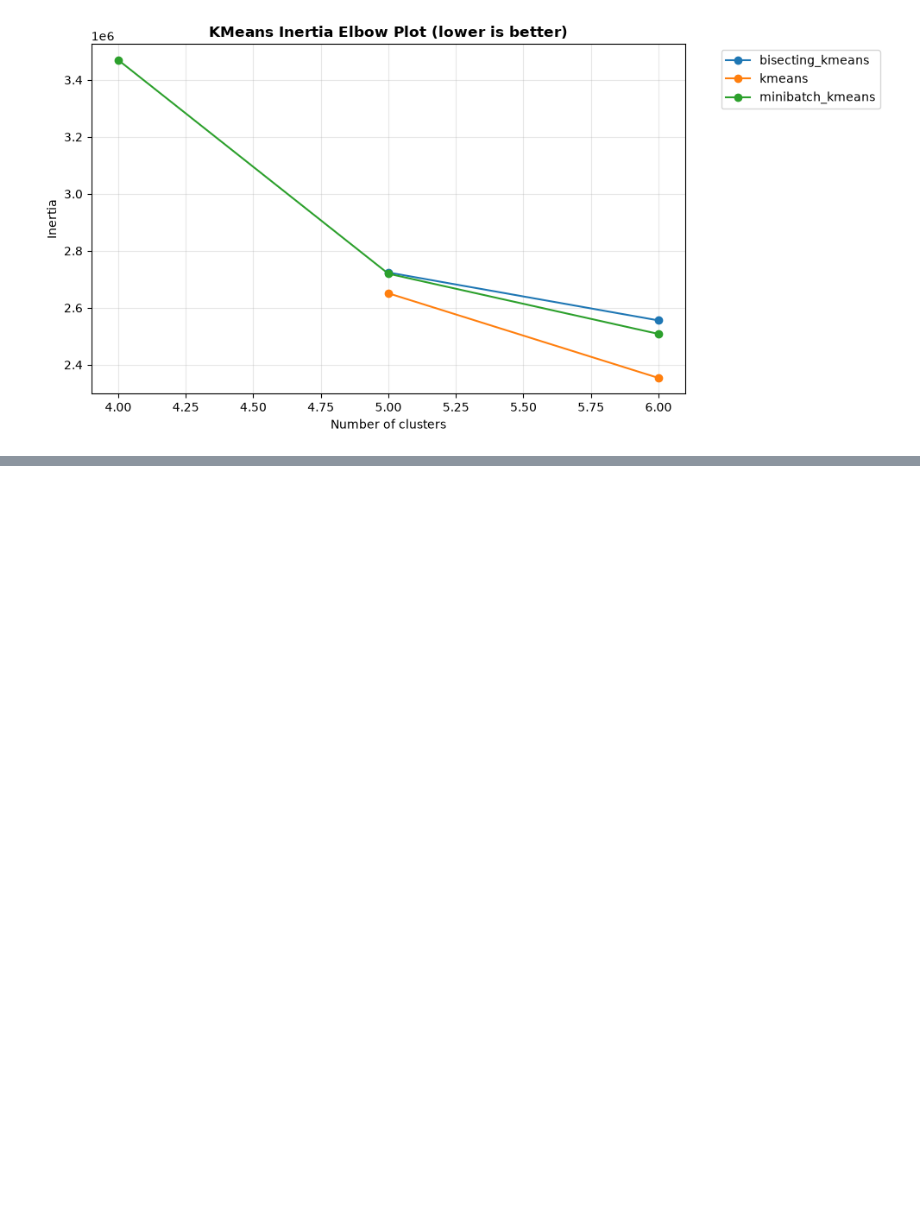
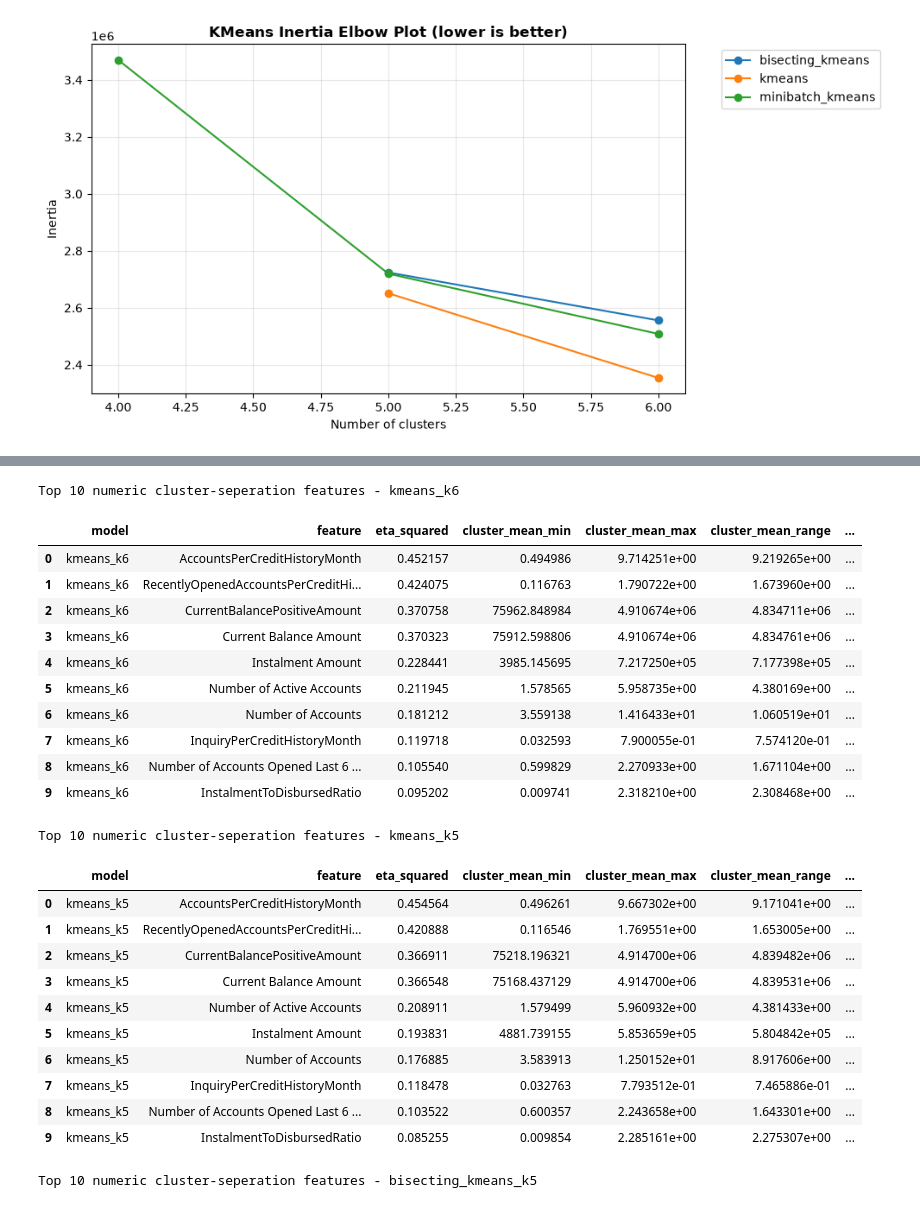
Before and after one commit to gorkemyencak/default-risk-classifier, a Jupyter notebook: notebooks/04_unsupervised_modeling.ipynb, the cells around one changed output, grey strips where cells are left out. Saved outputs shown, nothing was run; the diff lists cells and outputs as text; code cells hidden in the pictures; blank space fills up the shorter version.

Commit message:
cluster seperation analyzer as a pre-interpretation layer for cluster profiling, combining both domain-driven and data-driven features explaining the seperation between clusters

```diff
--- a/notebooks/04_unsupervised_modeling.ipynb
+++ b/notebooks/04_unsupervised_modeling.ipynb
@@ -350,0 +357,56 @@ bisecting_kmeans_k5
+# %%
+### unsupervised model - comparing numeric cluster-seperation importance summary - promising top 3 clustering models
+# initialize cluster seperation analyzer
+cluster_seperation_analyzer = NumericClusterSeperationAnalyzer()
+# numeric cluster-seperation importances
+cluster_labels = clustering_trainer.cluster_labels_
+
+if cluster_labels is None:
+    raise ValueError("cluster_labels_ is not available, please train the clustering models first!")
+
+numeric_cluster_seperation = cluster_seperation_analyzer.analyze_multiple_models(
+    df = unsupervised_features,
+    cluster_labels = cluster_labels,
+    model_names = promising_cluster_models,
+    exclude_columns = ['Target']
+)
+
+# get top features per promising clustering model
+top_n = 10
+for model_name in promising_cluster_models:
+    print(f'Top {top_n} numeric cluster-seperation features - {model_name}')
+    print()
+    display(
+        cluster_seperation_analyzer
+        .get_top_features(
+            seperation_df = numeric_cluster_seperation,
+            top_n = top_n,
+            model_name = model_name
+        )
+    )
+# %% [output]
+Top 10 numeric cluster-seperation features - kmeans_k6
+|  | model | feature | eta_squared | cluster_mean_min | cluster_mean_max | cluster_mean_range | ... |
+| 0 | kmeans_k6 | AccountsPerCreditHistoryMonth | 0.452157 | 0.494986 | 9.714251e+00 | 9.219265e+00 | ... |
+| 1 | kmeans_k6 | RecentlyOpenedAccountsPerCreditHi... | 0.424075 | 0.116763 | 1.790722e+00 | 1.673960e+00 | ... |
+| 2 | kmeans_k6 | CurrentBalancePositiveAmount | 0.370758 | 75962.848984 | 4.910674e+06 | 4.834711e+06 | ... |
+| 3 | kmeans_k6 | Current Balance Amount | 0.370323 | 75912.598806 | 4.910674e+06 | 4.834761e+06 | ... |
+| 4 | kmeans_k6 | Instalment Amount | 0.228441 | 3985.145695 | 7.217250e+05 | 7.177398e+05 | ... |
+| 5 | kmeans_k6 | Number of Active Accounts | 0.211945 | 1.578565 | 5.958735e+00 | 4.380169e+00 | ... |
+| 6 | kmeans_k6 | Number of Accounts | 0.181212 | 3.559138 | 1.416433e+01 | 1.060519e+01 | ... |
+| 7 | kmeans_k6 | InquiryPerCreditHistoryMonth | 0.119718 | 0.032593 | 7.900055e-01 | 7.574120e-01 | ... |
+| 8 | kmeans_k6 | Number of Accounts Opened Last 6 ... | 0.105540 | 0.599829 | 2.270933e+00 | 1.671104e+00 | ... |
+| 9 | kmeans_k6 | InstalmentToDisbursedRatio | 0.095202 | 0.009741 | 2.318210e+00 | 2.308468e+00 | ... |
+Top 10 numeric cluster-seperation features - kmeans_k5
+|  | model | feature | eta_squared | cluster_mean_min | cluster_mean_max | cluster_mean_range | ... |
+| 0 | kmeans_k5 | AccountsPerCreditHistoryMonth | 0.454564 | 0.496261 | 9.667302e+00 | 9.171041e+00 | ... |
+| 1 | kmeans_k5 | RecentlyOpenedAccountsPerCreditHi... | 0.420888 | 0.116546 | 1.769551e+00 | 1.653005e+00 | ... |
+| 2 | kmeans_k5 | CurrentBalancePositiveAmount | 0.366911 | 75218.196321 | 4.914700e+06 | 4.839482e+06 | ... |
+| 3 | kmeans_k5 | Current Balance Amount | 0.366548 | 75168.437129 | 4.914700e+06 | 4.839531e+06 | ... |
+| 4 | kmeans_k5 | Number of Active Accounts | 0.208911 | 1.579499 | 5.960932e+00 | 4.381433e+00 | ... |
+| 5 | kmeans_k5 | Instalment Amount | 0.193831 | 4881.739155 | 5.853659e+05 | 5.804842e+05 | ... |
+| 6 | kmeans_k5 | Number of Accounts | 0.176885 | 3.583913 | 1.250152e+01 | 8.917606e+00 | ... |
+| 7 | kmeans_k5 | InquiryPerCreditHistoryMonth | 0.118478 | 0.032763 | 7.793512e-01 | 7.465886e-01 | ... |
+| 8 | kmeans_k5 | Number of Accounts Opened Last 6 ... | 0.103522 | 0.600357 | 2.243658e+00 | 1.643301e+00 | ... |
+| 9 | kmeans_k5 | InstalmentToDisbursedRatio | 0.085255 | 0.009854 | 2.285161e+00 | 2.275307e+00 | ... |
+Top 10 numeric cluster-seperation features - bisecting_kmeans_k5
```
Also changed, not shown: parts of 7 cells of this notebook, 10 other files.
